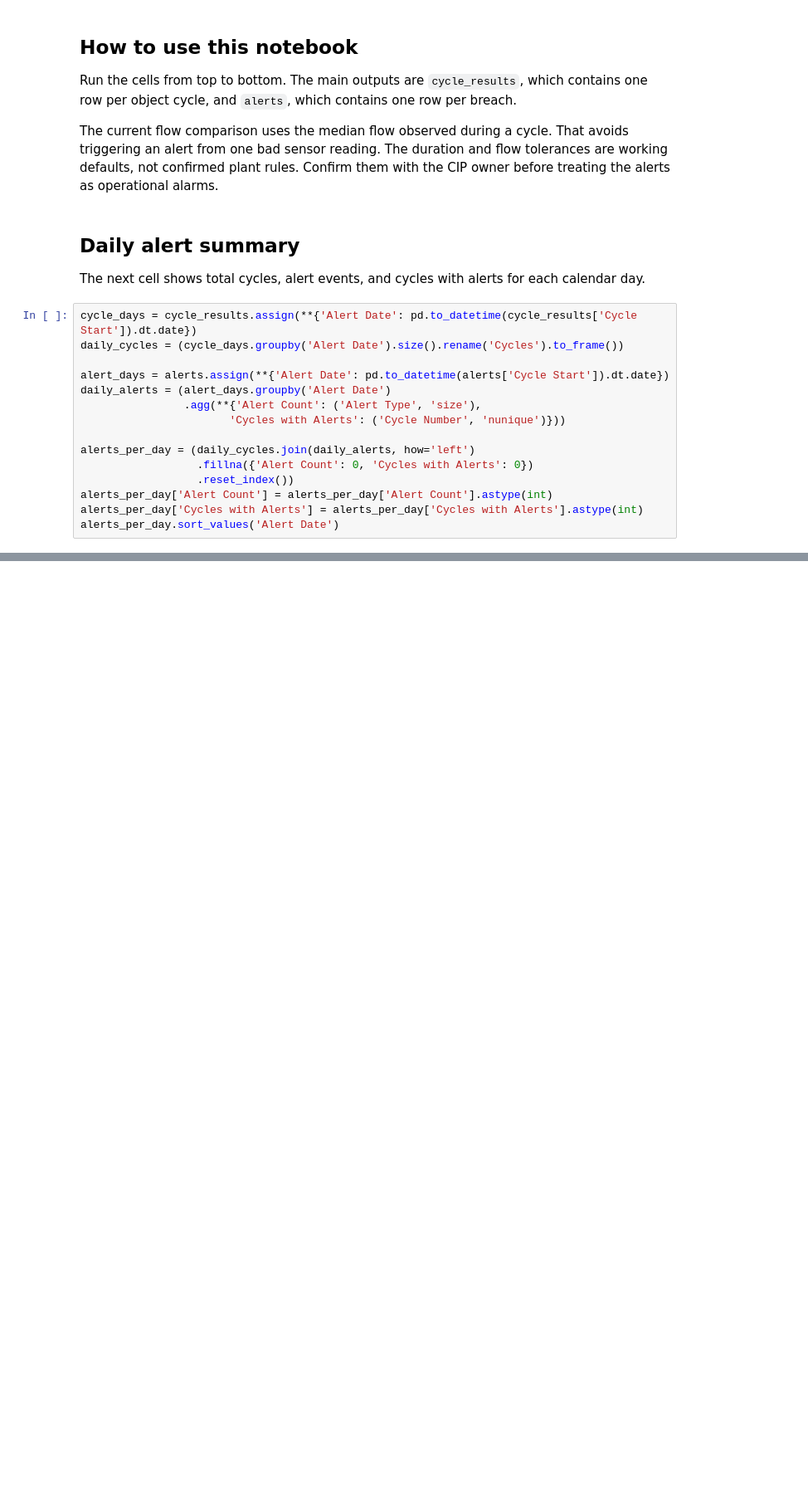
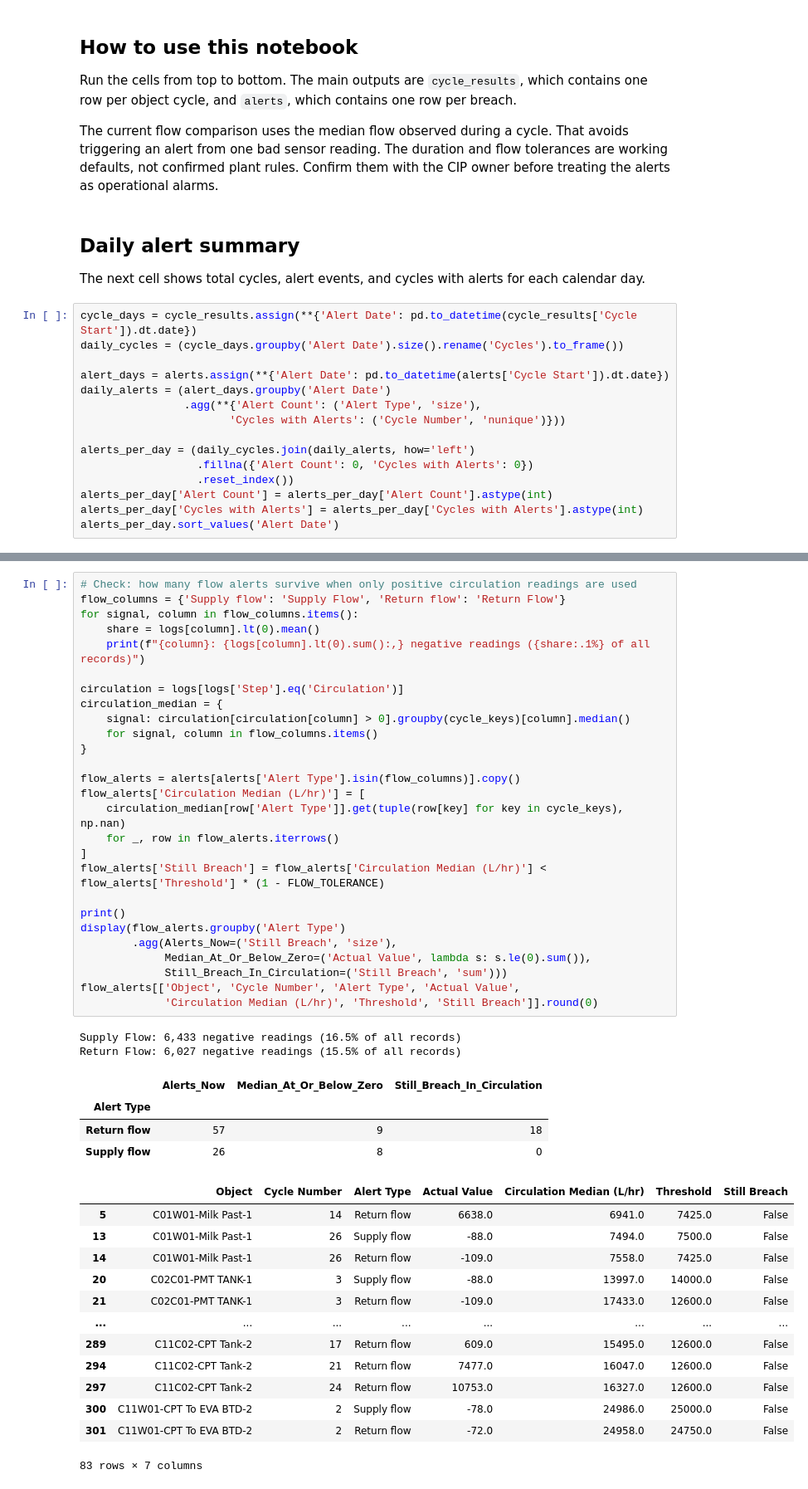
Before and after one commit to snigdh-encytics-rf/CIP_alert, a Jupyter notebook: denon_cip_alerting.ipynb, the cells around one changed output, grey strips where cells are left out. Shown at 83% size. Cells and saved outputs as stored; diff of their text form; blank space fills up the shorter version.

```diff
--- a/denon_cip_alerting.ipynb
+++ b/denon_cip_alerting.ipynb
@@ -340,0 +481,47 @@ alerts_per_day.sort_values('Alert Date')
+# %%
+# Check: how many flow alerts survive when only positive circulation readings are used
+flow_columns = {'Supply flow': 'Supply Flow', 'Return flow': 'Return Flow'}
+for signal, column in flow_columns.items():
+    share = logs[column].lt(0).mean()
+    print(f"{column}: {logs[column].lt(0).sum():,} negative readings ({share:.1%} of all records)")
+
+circulation = logs[logs['Step'].eq('Circulation')]
+circulation_median = {
+    signal: circulation[circulation[column] > 0].groupby(cycle_keys)[column].median()
+    for signal, column in flow_columns.items()
+}
+
+flow_alerts = alerts[alerts['Alert Type'].isin(flow_columns)].copy()
+flow_alerts['Circulation Median (L/hr)'] = [
+    circulation_median[row['Alert Type']].get(tuple(row[key] for key in cycle_keys), np.nan)
+    for _, row in flow_alerts.iterrows()
+]
+flow_alerts['Still Breach'] = flow_alerts['Circulation Median (L/hr)'] < flow_alerts['Threshold'] * (1 - FLOW_TOLERANCE)
+
+print()
+display(flow_alerts.groupby('Alert Type')
+        .agg(Alerts_Now=('Still Breach', 'size'),
+             Median_At_Or_Below_Zero=('Actual Value', lambda s: s.le(0).sum()),
+             Still_Breach_In_Circulation=('Still Breach', 'sum')))
+flow_alerts[['Object', 'Cycle Number', 'Alert Type', 'Actual Value',
+             'Circulation Median (L/hr)', 'Threshold', 'Still Breach']].round(0)
+# %% [output]
+Supply Flow: 6,433 negative readings (16.5% of all records)
+Return Flow: 6,027 negative readings (15.5% of all records)
+|  | Alerts_Now | Median_At_Or_Below_Zero | Still_Breach_In_Circulation |
+| Alert Type |  |  |  |
+| Return flow | 57 | 9 | 18 |
+| Supply flow | 26 | 8 | 0 |
+|  | Object | Cycle Number | Alert Type | Actual Value | Circulation Median (L/hr) | Threshold | Still Breach |
+| 5 | C01W01-Milk Past-1 | 14 | Return flow | 6638.0 | 6941.0 | 7425.0 | False |
+| 13 | C01W01-Milk Past-1 | 26 | Supply flow | -88.0 | 7494.0 | 7500.0 | False |
+| 14 | C01W01-Milk Past-1 | 26 | Return flow | -109.0 | 7558.0 | 7425.0 | False |
+| 20 | C02C01-PMT TANK-1 | 3 | Supply flow | -88.0 | 13997.0 | 14000.0 | False |
+| 21 | C02C01-PMT TANK-1 | 3 | Return flow | -109.0 | 17433.0 | 12600.0 | False |
+| ... | ... | ... | ... | ... | ... | ... | ... |
+| 289 | C11C02-CPT Tank-2 | 17 | Return flow | 609.0 | 15495.0 | 12600.0 | False |
+| 294 | C11C02-CPT Tank-2 | 21 | Return flow | 7477.0 | 16047.0 | 12600.0 | False |
+| 297 | C11C02-CPT Tank-2 | 24 | Return flow | 10753.0 | 16327.0 | 12600.0 | False |
+| 300 | C11W01-CPT To EVA BTD-2 | 2 | Supply flow | -78.0 | 24986.0 | 25000.0 | False |
+| 301 | C11W01-CPT To EVA BTD-2 | 2 | Return flow | -72.0 | 24958.0 | 24750.0 | False |
+83 rows × 7 columns
```
Also changed, not shown: parts of 11 cells of this notebook, 1 other file.
